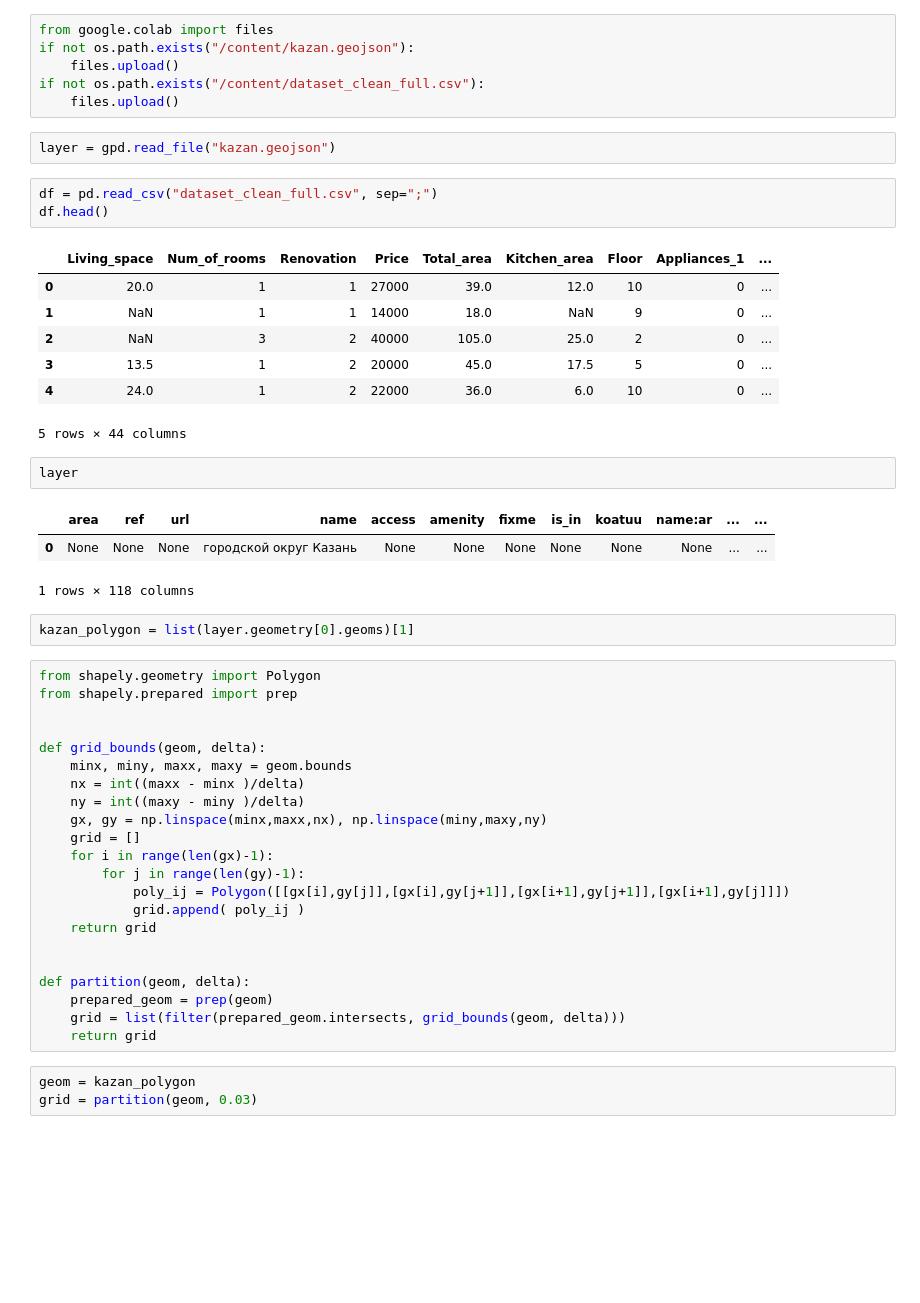
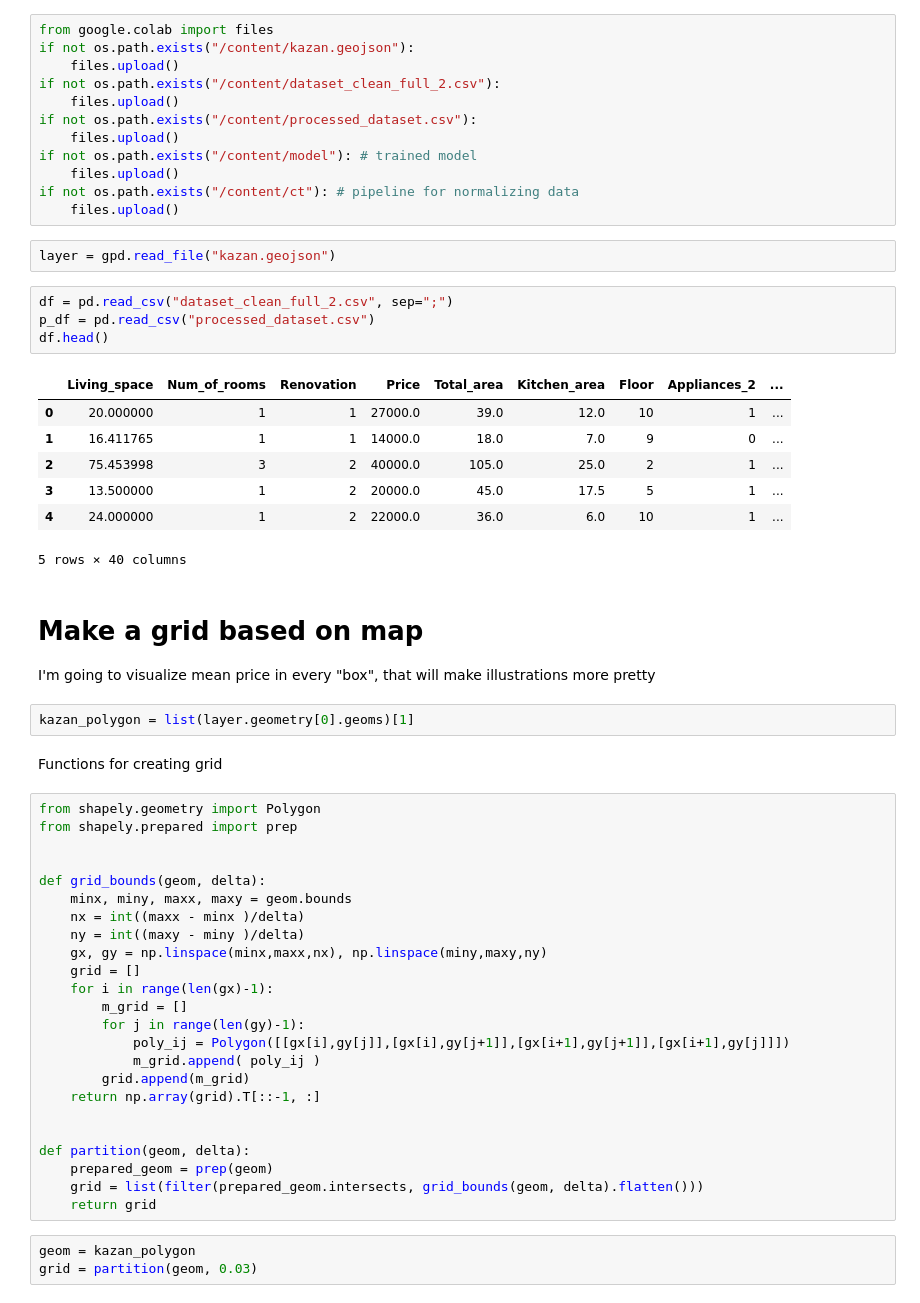
Before and after one commit to siva4iov/FlatsPrice_DS_Proj, a Jupyter notebook: Predictions_Visualization.ipynb, the cells around one changed output. Cells and saved outputs as stored; diff of their text form; blank space fills up the shorter version.

```diff
--- a/Predictions_Visualization.ipynb
+++ b/Predictions_Visualization.ipynb
@@ -34,29 +41,36 @@ Requirement already satisfied: Shapely in /usr/local/lib/python3.7/dist-packages
 from google.colab import files
 if not os.path.exists("/content/kazan.geojson"):
     files.upload()
-if not os.path.exists("/content/dataset_clean_full.csv"):
+if not os.path.exists("/content/dataset_clean_full_2.csv"):
     files.upload()
+if not os.path.exists("/content/processed_dataset.csv"):
+    files.upload()
+if not os.path.exists("/content/model"): # trained model
+    files.upload()
+if not os.path.exists("/content/ct"): # pipeline for normalizing data
+    files.upload()
 # %%
 layer = gpd.read_file("kazan.geojson")
 # %%
-df = pd.read_csv("dataset_clean_full.csv", sep=";")
+df = pd.read_csv("dataset_clean_full_2.csv", sep=";")
+p_df = pd.read_csv("processed_dataset.csv")
 df.head()
 # %% [output]
-|  | Living_space | Num_of_rooms | Renovation | Price | Total_area | Kitchen_area | Floor | Appliances_1 | ... |
-| 0 | 20.0 | 1 | 1 | 27000 | 39.0 | 12.0 | 10 | 0 | ... |
-| 1 | NaN | 1 | 1 | 14000 | 18.0 | NaN | 9 | 0 | ... |
-| 2 | NaN | 3 | 2 | 40000 | 105.0 | 25.0 | 2 | 0 | ... |
-| 3 | 13.5 | 1 | 2 | 20000 | 45.0 | 17.5 | 5 | 0 | ... |
-| 4 | 24.0 | 1 | 2 | 22000 | 36.0 | 6.0 | 10 | 0 | ... |
+|  | Living_space | Num_of_rooms | Renovation | Price | Total_area | Kitchen_area | Floor | Appliances_2 | ... |
+| 0 | 20.000000 | 1 | 1 | 27000.0 | 39.0 | 12.0 | 10 | 1 | ... |
+| 1 | 16.411765 | 1 | 1 | 14000.0 | 18.0 | 7.0 | 9 | 0 | ... |
+| 2 | 75.453998 | 3 | 2 | 40000.0 | 105.0 | 25.0 | 2 | 1 | ... |
+| 3 | 13.500000 | 1 | 2 | 20000.0 | 45.0 | 17.5 | 5 | 1 | ... |
+| 4 | 24.000000 | 1 | 2 | 22000.0 | 36.0 | 6.0 | 10 | 1 | ... |
-5 rows × 44 columns
+5 rows × 40 columns
-# %%
-layer
-# %% [output]
-|  | area | ref | url | name | access | amenity | fixme | is_in | koatuu | name:ar | ... | ... |
-| 0 | None | None | None | городской округ Казань | None | None | None | None | None | None | ... | ... |
-1 rows × 118 columns
+# %% [markdown]
+# Make a grid based on map
+
+I'm going to visualize mean price in every "box", that will make illustrations more pretty
 # %%
 kazan_polygon = list(layer.geometry[0].geoms)[1]
+# %% [markdown]
+Functions for creating grid
 # %%
 from shapely.geometry import Polygon
 from shapely.prepared import prep
@@ -69,15 +83,17 @@ def grid_bounds(geom, delta):
     gx, gy = np.linspace(minx,maxx,nx), np.linspace(miny,maxy,ny)
     grid = []
     for i in range(len(gx)-1):
+        m_grid = []
         for j in range(len(gy)-1):
             poly_ij = Polygon([[gx[i],gy[j]],[gx[i],gy[j+1]],[gx[i+1],gy[j+1]],[gx[i+1],gy[j]]])
-            grid.append( poly_ij )
-    return grid
+            m_grid.append( poly_ij )
+        grid.append(m_grid)
+    return np.array(grid).T[::-1, :]
 
 
 def partition(geom, delta):
     prepared_geom = prep(geom)
-    grid = list(filter(prepared_geom.intersects, grid_bounds(geom, delta)))
+    grid = list(filter(prepared_geom.intersects, grid_bounds(geom, delta).flatten()))
     return grid
 # %%
 geom = kazan_polygon
```
Also changed, not shown: parts of 27 cells of this notebook.
